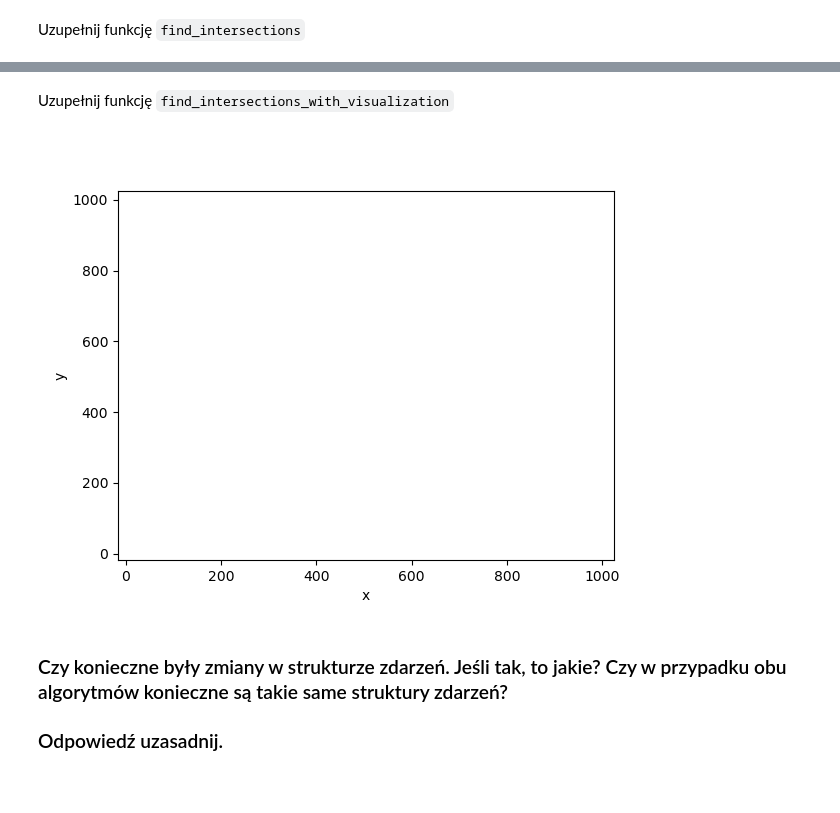
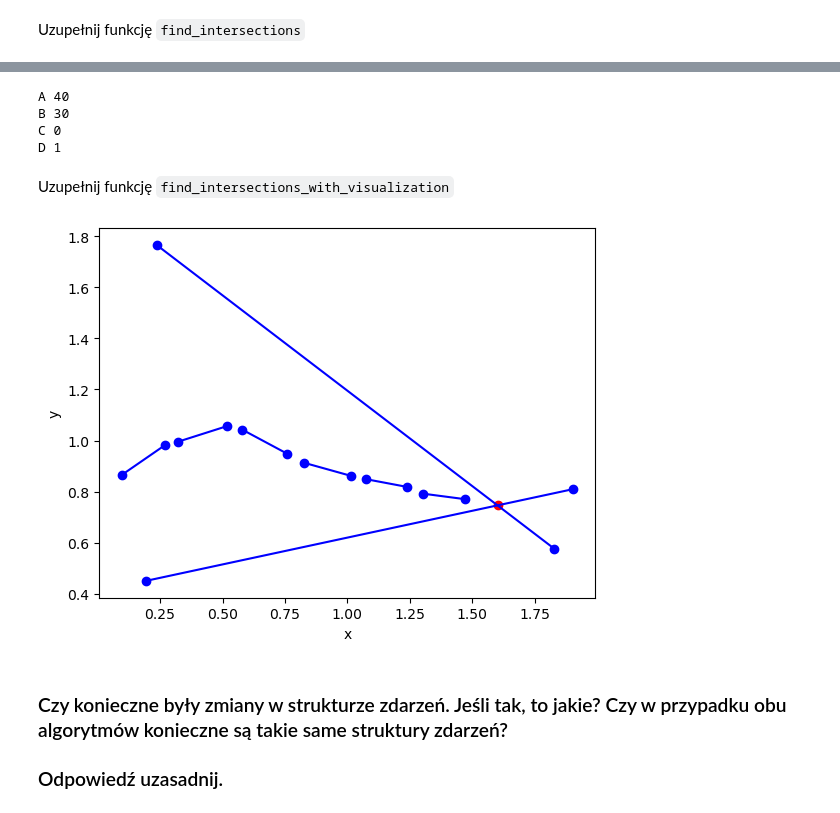
Before and after one commit to jacekloboda/geometric-algorithms, a Jupyter notebook: bitalg/lab4/main.ipynb, the cells around one changed output, grey strips where cells are left out. Drawn from its saved outputs; the diff is of its cells as text; code cells hidden in the pictures; blank space fills up the shorter version.

````diff
--- a/bitalg/lab4/main.ipynb
+++ b/bitalg/lab4/main.ipynb
@@ -103,7 +102,7 @@ Time: 0.078s
 # %% [markdown]
 <span style="color:red">Ćw.</span> Wygeneruj $\large20$ losowych odcinków w przestrzeni 2D o współrzędnych z przedziału $\large x \in \langle 0,1000 \rangle$ oraz $\large y \in \langle 0,1000\rangle$.
 # %%
-section = generate_uniform_sections(1000, 1000, 8)
+section = generate_uniform_sections(1000, 1000, 20)
 # %% [markdown]
 Zwizualizuj otrzymane odcinki
 # %%
@@ -230,0 +253,6 @@
+# %%
+for i in range(len(zbiory)):
+    print(nazwy[i], len(zbiory[i]))
+    vis = Visualizer()
+    vis.add_line_segment(zbiory[i])
+    vis.show()
@@ -518,0 +575,7 @@ vis.show_gif()
+# %%
+nazwa = "C"
+zbior = zbiory[2]
+res, vis = is_intersection_with_visualization(zbior)
+vis.show()
+#vis.show_gif()
+print(nazwa, res)
@@ -645,3 +711,11 @@ Time: 0.016s
+# %%
+for i in range(len(zbiory)):
+    print(nazwy[i], len(find_intersections(zbiory[i])))
+# %% [output]
+A 40
+B 30
+C 0
+D 1
 # %% [markdown]
 Uzupełnij funkcję ```find_intersections_with_visualization```
 # %%
@@ -768,10 +852,11 @@ def find_intersections_with_visualization(sections):
     return intersections, vis
 # %%
 vis.clear()
-_, vis = find_intersections_with_visualization(section)
-vis.show_gif()
+_, vis = find_intersections_with_visualization(D)
+#vis.show_gif()
+vis.show()
 # %% [output]
-[figure, old version]
+[figure, new version]
 # %% [markdown]
 ### Czy konieczne były zmiany w strukturze zdarzeń. Jeśli tak, to jakie? Czy w przypadku obu algorytmów konieczne są takie same struktury zdarzeń?
 ### Odpowiedź uzasadnij.
````
Also changed, not shown: parts of 12 cells of this notebook, 21 other files.
